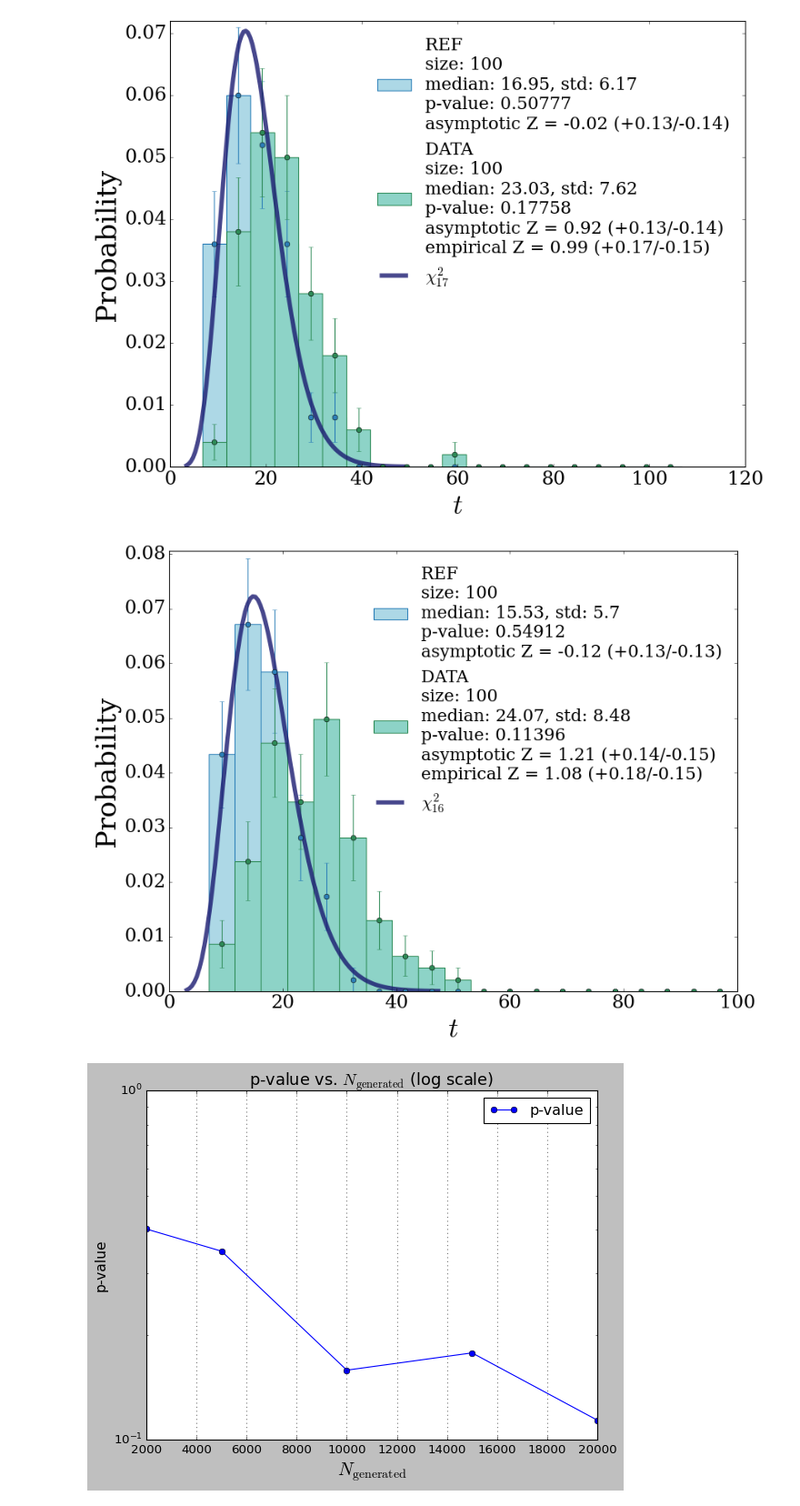
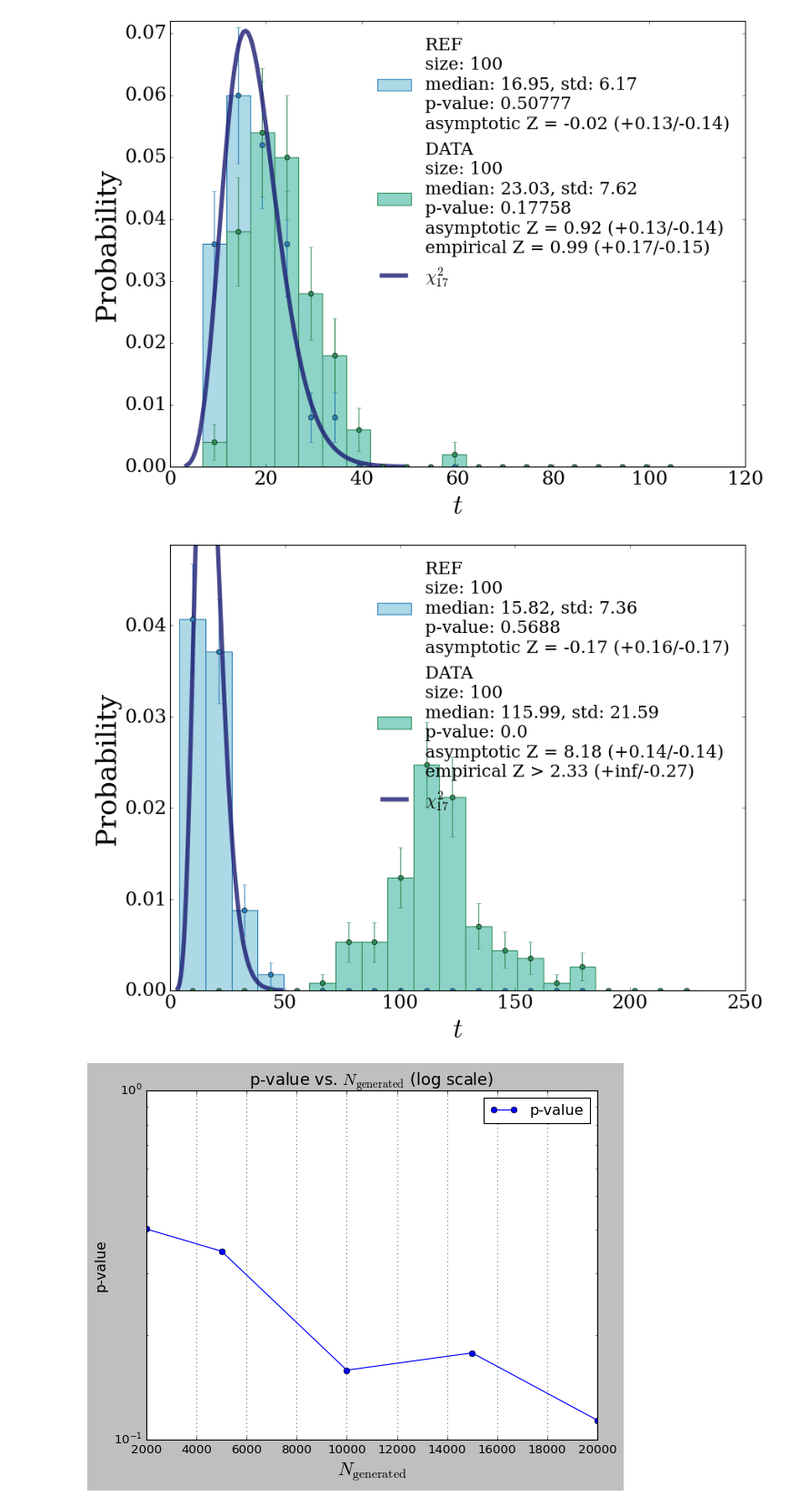
Before and after one commit to gbadarac/MonoJet_NPLM_analysis, a Jupyter notebook: NPLM/NPLM-embedding/my_analyse_output.ipynb, the cells around one changed output. Shown at 91% size. Cells and saved outputs as stored; diff of their text form; code cells hidden in the pictures.

```diff
--- a/NPLM/NPLM-embedding/my_analyse_output.ipynb
+++ b/NPLM/NPLM-embedding/my_analyse_output.ipynb
@@ -124,8 +124,8 @@ models = {
     },
 
     20000: {
-        'ref': '/work/gbadarac/MonoJet_NPLM/MonoJet_NPLM_analysis/NPLM/NPLM_NF_ensemble/calibration/nplm_ensemble_NR100000_NG20000_M1400_lam1e-6_iter1000000_job233004/tvalues_flksigma1.0.h5',
-        'data': '/work/gbadarac/MonoJet_NPLM/MonoJet_NPLM_analysis/NPLM/NPLM_NF_ensemble/comparison/nplm_ensemble_NR100000_NG20000_M1400_lam1e-6_iter1000000_job233002/tvalues_flksigma1.0.h5'
+        'ref': '/work/gbadarac/MonoJet_NPLM/MonoJet_NPLM_analysis/NPLM/NPLM_NF_one_model/calibration/model_NR100000_NG20000_M1400_lam1e-6_iter1000000_job438523/tvalues_flksigma1.0.h5',
+        'data': '/work/gbadarac/MonoJet_NPLM/MonoJet_NPLM_analysis/NPLM/NPLM_NF_one_model/comparison/model_NR100000_NG20000_M1400_lam1e-6_iter1000000_job428378/tvalues_flksigma1.0.h5'
     },
 
 }
@@ -151,34 +151,34 @@ for N_gen, paths in models.items():
 
     # Define plotting limits
     xmin = np.min(t1)
     xmax = np.max(t2) + 50
 
     # Extract parameters from the folder name (as in your original code)
     params = '_'.join(paths['ref'].split('/')[-2].split('_')[2:7])
 
     # Plot the distribution comparison for this model using the original naming convention.
     plot_2distribution(
         t1, t2, df_model,
         output_path='/work/gbadarac/MonoJet_NPLM/MonoJet_NPLM_analysis/NPLM/NPLM_NF_one_model/',
         xmin=xmin, xmax=xmax, ymax=None, nbins=20, save=True,
         label1='REF', label2='DATA',
         save_name=f'probability_plot_{params}', print_Zscore=True
     )
 
     # Compute the median-based Z-score and p-value for the generated (DATA) distribution.
     Z, p_val = Z_score_chi2(np.median(t2), df_model)
 
 
     # Append results for the summary plots.
     N_gen_list.append(N_gen)
     p_values_list.append(p_val)
     Z_values_list.append(Z)
 # %% [output]
 [figure]
 [figure]
 [figure]
 [figure]
-[figure, old version]
+[figure, new version]
 # %%
 N_gen_array = np.array(N_gen_list)
 sort_idx = np.argsort(N_gen_array)
```
Also changed, not shown: 34 other files.
